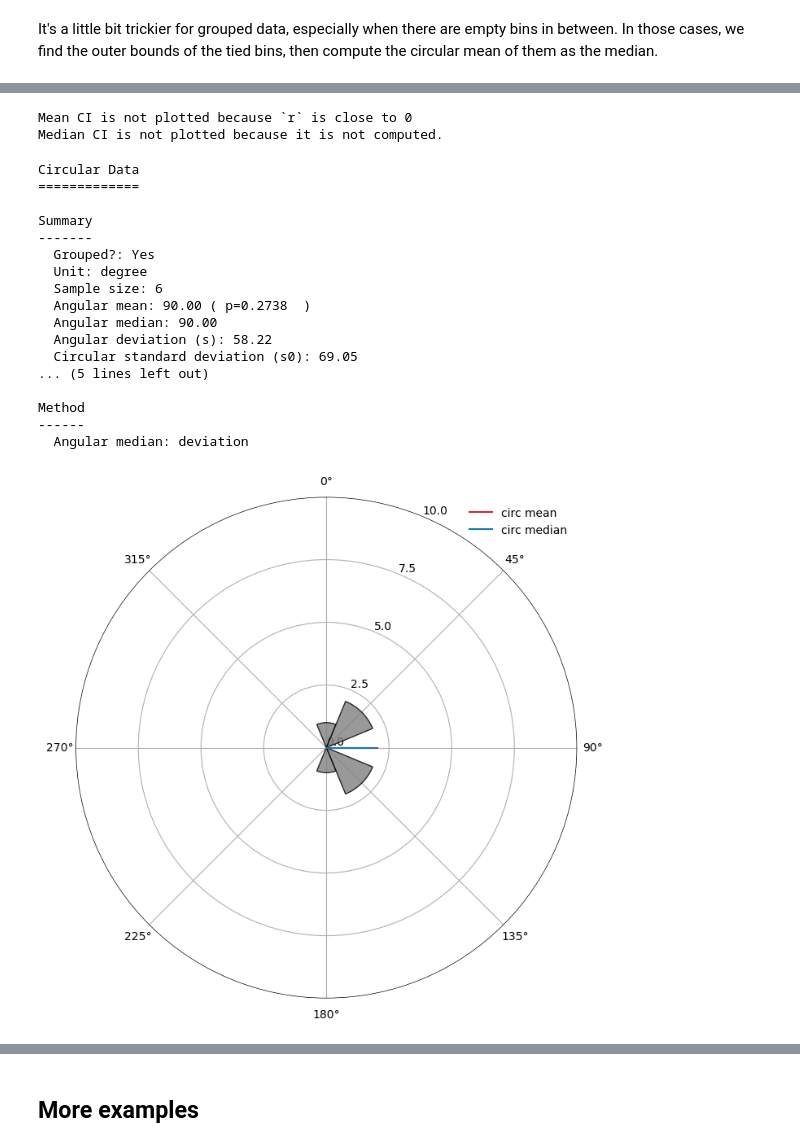
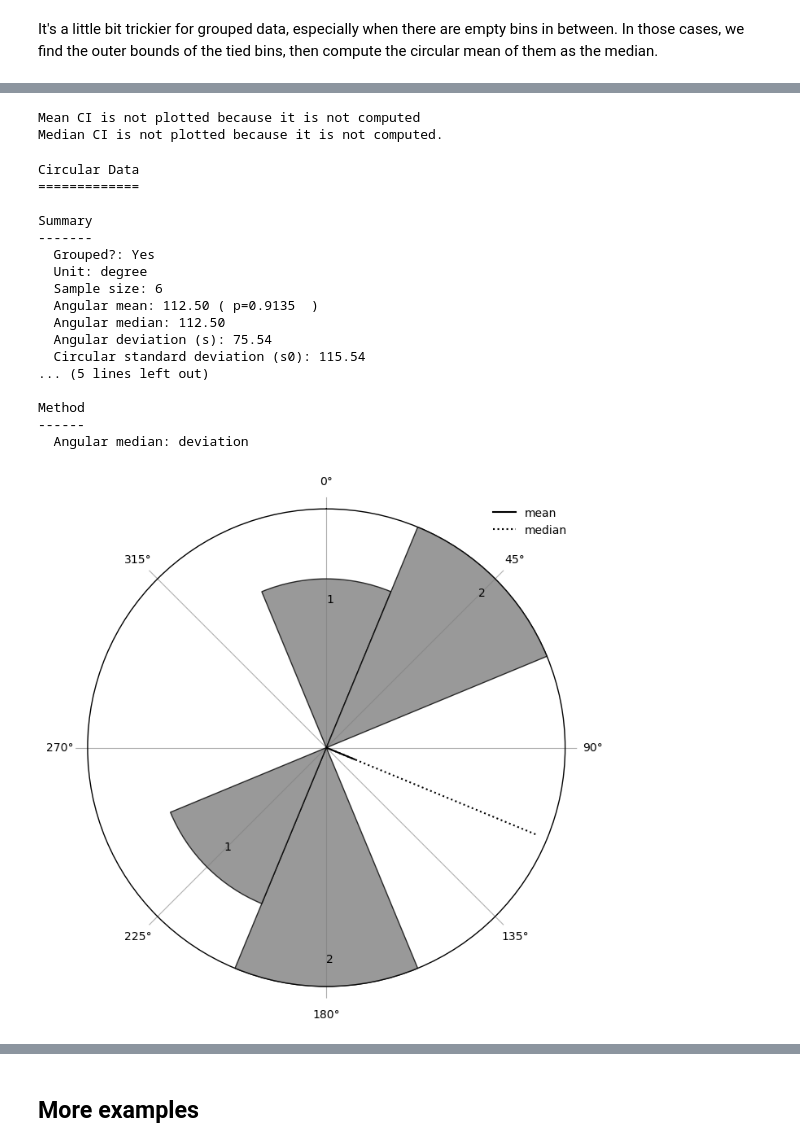
Before and after one commit to circstat/pycircstat2, a Jupyter notebook: examples/02-circular-median.ipynb, the cells around one changed output, grey strips where cells are left out. Drawn from its saved outputs; the diff is of its cells as text; code cells hidden in the pictures.

```diff
--- a/examples/02-circular-median.ipynb
+++ b/examples/02-circular-median.ipynb
@@ -281,27 +314,27 @@ Method
 # %%
 d_ties_grouped = np.arange(0, 360, 45)
-w_ties_grouped = np.array([1, 2, 0, 2, 1, 0, 0, 0])
+w_ties_grouped = np.array([1, 2, 0, 0, 2, 1, 0, 0])
 c_ties_grouped = Circular(data=d_ties_grouped, w=w_ties_grouped)
-c_ties_grouped.plot()
+c_ties_grouped.plot(plot_density=False)
 c_ties_grouped
 # %% [output]
-Mean CI is not plotted because `r` is close to 0
+Mean CI is not plotted because it is not computed
 Median CI is not plotted because it is not computed.
 Circular Data
 =============
 
 Summary
 -------
   Grouped?: Yes
   Unit: degree
   Sample size: 6
-  Angular mean: 90.00 ( p=0.2738  )
-  Angular median: 90.00
-  Angular deviation (s): 58.22
-  Circular standard deviation (s0): 69.05
+  Angular mean: 112.50 ( p=0.9135  )
+  Angular median: 112.50
+  Angular deviation (s): 75.54
+  Circular standard deviation (s0): 115.54
 ... (5 lines left out)
 
 Method
 ------
   Angular median: deviation
-[figure, old version]
+[figure, new version]
```
Also changed, not shown: parts of 10 cells of this notebook, 5 other files.
